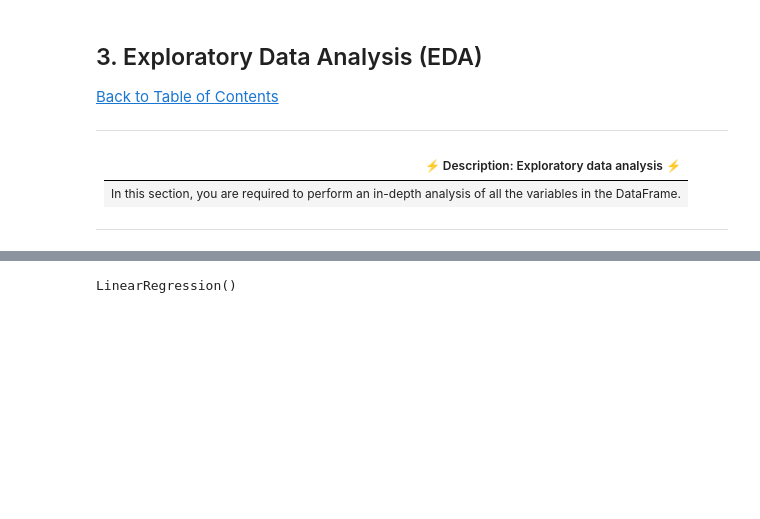
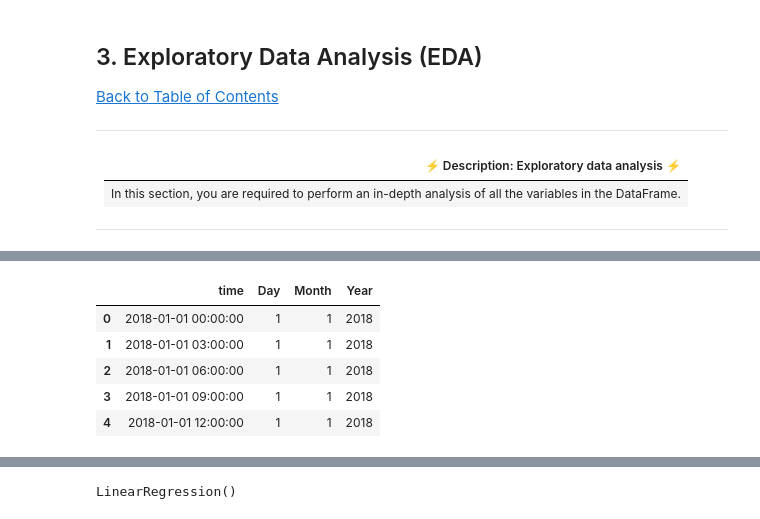
Before and after one commit to honeyzwane/Spain-electrity-shortfall-team-5, a Jupyter notebook: spain-electricity-shortfall-challenge-2022/starter-notebook.ipynb, the cells around one changed output, grey strips where cells are left out. Cells and saved outputs as stored; diff of their text form; code cells hidden in the pictures; blank space fills up the shorter version.

```diff
--- a/spain-electricity-shortfall-challenge-2022/starter-notebook.ipynb
+++ b/spain-electricity-shortfall-challenge-2022/starter-notebook.ipynb
@@ -363,0 +321,3 @@ x_train, x_test, y_train, y_test = train_test_split(x, y, test_size=0.2,)
+# %%
+df_test['Valencia_pressure']=df_test['Valencia_pressure'].fillna(df_test['Valencia_pressure'].mode()[0])
+df_test['Valencia_pressure']
@@ -363,0 +337,14 @@ x_train, x_test, y_train, y_test = train_test_split(x, y, test_size=0.2,)
+# %%
+df_test['time'] = pd.to_datetime(df_test['time'])
+# %%
+df_test['Day'] = df_test['time'].dt.day
+df_test['Month'] = df_test['time'].dt.month
+df_test['Year'] = df_test['time'].dt.year
+df_test[['time', 'Day', 'Month', 'Year']].head()
+# %% [output]
+|  | time | Day | Month | Year |
+| 0 | 2018-01-01 00:00:00 | 1 | 1 | 2018 |
+| 1 | 2018-01-01 03:00:00 | 1 | 1 | 2018 |
+| 2 | 2018-01-01 06:00:00 | 1 | 1 | 2018 |
+| 3 | 2018-01-01 09:00:00 | 1 | 1 | 2018 |
+| 4 | 2018-01-01 12:00:00 | 1 | 1 | 2018 |
```
Also changed, not shown: parts of 74 cells of this notebook.
